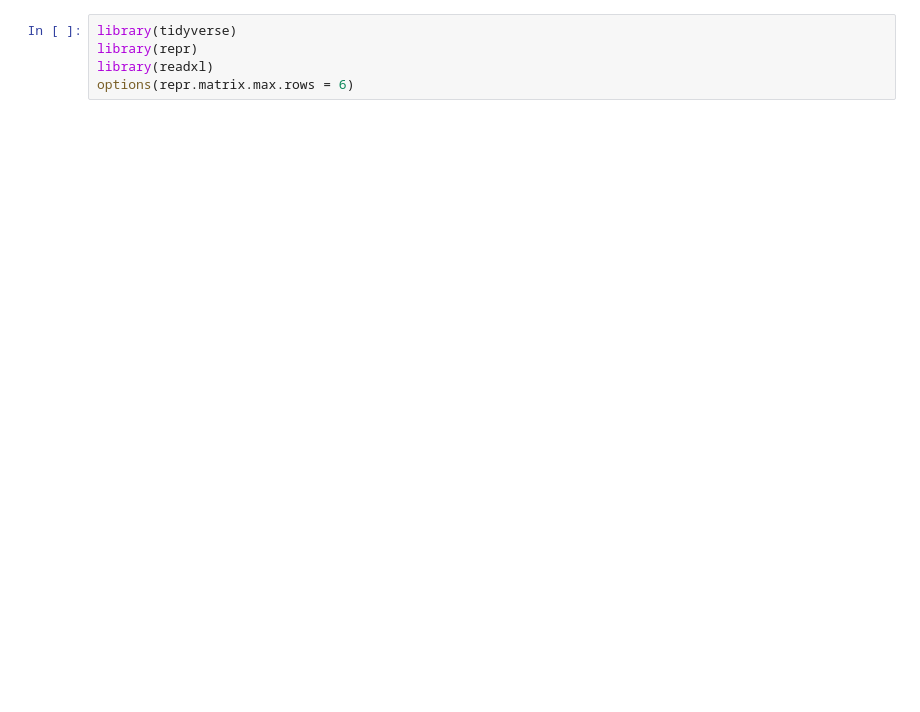
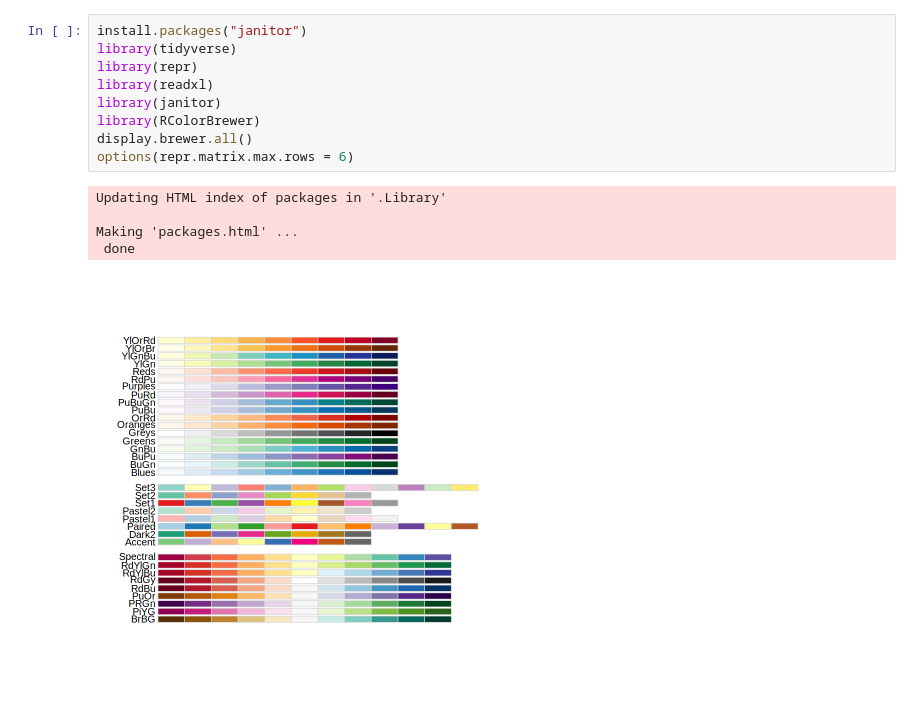
Before and after one commit to ptank1/dsci-100-2023w1-group-30, a Jupyter notebook: sleep_data_analysis.ipynb, the cells around one changed output. Cells and saved outputs as stored; diff of their text form; blank space fills up the shorter version.

Commit message:
Updated analysis with some visualization plots and wrangled data
Work is still in progress...

```diff
--- a/sleep_data_analysis.ipynb
+++ b/sleep_data_analysis.ipynb
@@ -1,6 +1,16 @@
 # %%
+install.packages("janitor")
 library(tidyverse)
 library(repr)
 library(readxl)
+library(janitor)
+library(RColorBrewer)
+display.brewer.all()
 options(repr.matrix.max.rows = 6)
+# %% [output]
+Updating HTML index of packages in '.Library'
+
+Making 'packages.html' ...
+ done
+[figure, added]
 # %%
```
Also changed, not shown: parts of 9 cells of this notebook, 1 other file.
